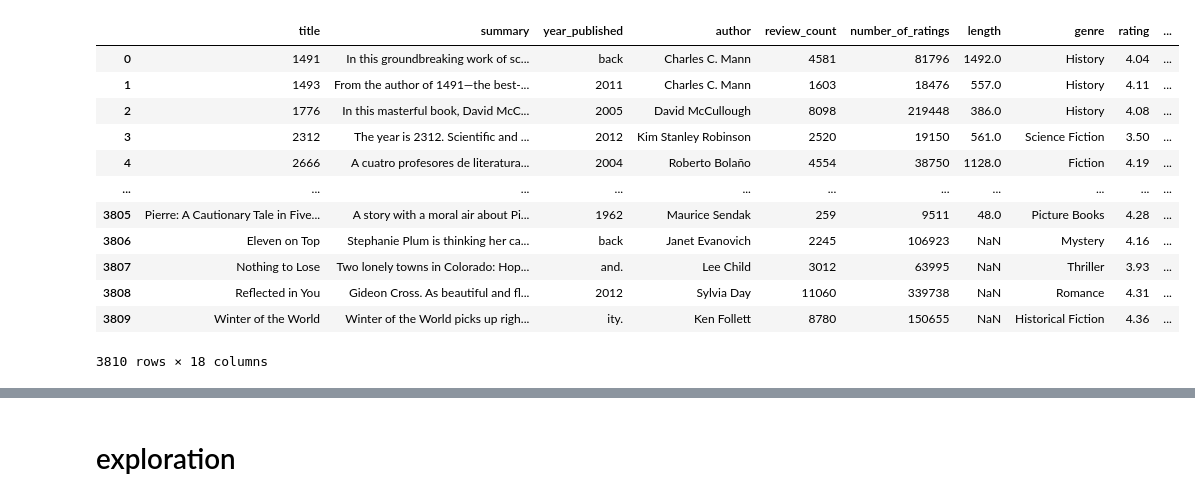
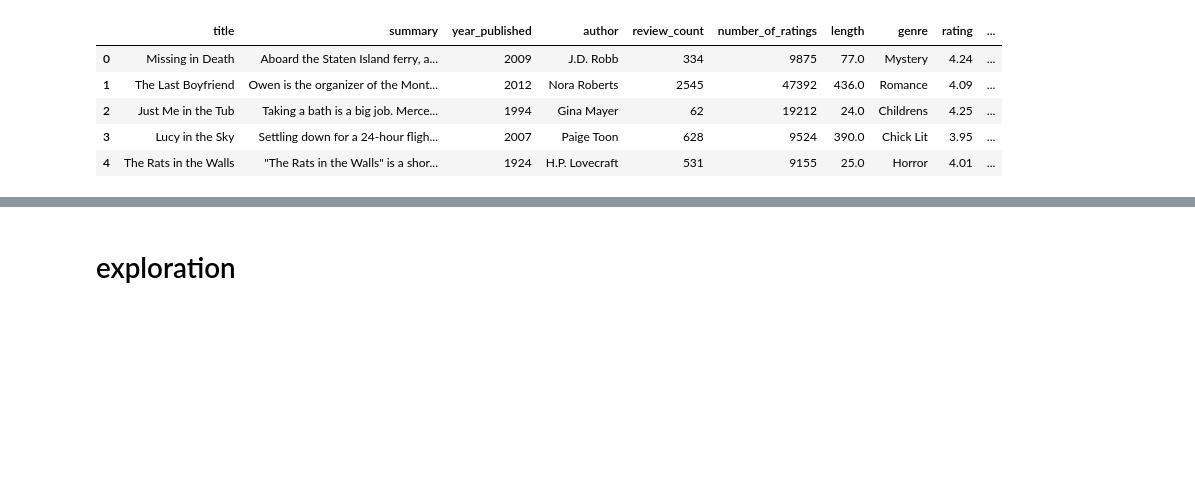
Before and after one commit to Booookkkkkssss/books_main, a Jupyter notebook: shawns_work/prep_and_explore_workbook.ipynb, the cells around one changed output, grey strips where cells are left out. Saved outputs shown, nothing was run; the diff lists cells and outputs as text; code cells hidden in the pictures; blank space fills up the shorter version.

```diff
--- a/shawns_work/prep_and_explore_workbook.ipynb
+++ b/shawns_work/prep_and_explore_workbook.ipynb
@@ -214,21 +215,14 @@ df
 # %%
 df[['neg', 'neutral', 'pos', 'compound']] = df['summary'].apply(prep.feat_sent)
 # %%
-df
+df.head()
 # %% [output]
 |  | title | summary | year_published | author | review_count | number_of_ratings | length | genre | rating | ... |
-| 0 | 1491 | In this groundbreaking work of sc... | back | Charles C. Mann | 4581 | 81796 | 1492.0 | History | 4.04 | ... |
-| 1 | 1493 | From the author of 1491—the best-... | 2011 | Charles C. Mann | 1603 | 18476 | 557.0 | History | 4.11 | ... |
-| 2 | 1776 | In this masterful book, David McC... | 2005 | David McCullough | 8098 | 219448 | 386.0 | History | 4.08 | ... |
-| 3 | 2312 | The year is 2312. Scientific and ... | 2012 | Kim Stanley Robinson | 2520 | 19150 | 561.0 | Science Fiction | 3.50 | ... |
-| 4 | 2666 | A cuatro profesores de literatura... | 2004 | Roberto Bolaño | 4554 | 38750 | 1128.0 | Fiction | 4.19 | ... |
-| ... | ... | ... | ... | ... | ... | ... | ... | ... | ... | ... |
-| 3805 | Pierre: A Cautionary Tale in Five... | A story with a moral air about Pi... | 1962 | Maurice Sendak | 259 | 9511 | 48.0 | Picture Books | 4.28 | ... |
-| 3806 | Eleven on Top | Stephanie Plum is thinking her ca... | back | Janet Evanovich | 2245 | 106923 | NaN | Mystery | 4.16 | ... |
-| 3807 | Nothing to Lose | Two lonely towns in Colorado: Hop... | and. | Lee Child | 3012 | 63995 | NaN | Thriller | 3.93 | ... |
-| 3808 | Reflected in You | Gideon Cross. As beautiful and fl... | 2012 | Sylvia Day | 11060 | 339738 | NaN | Romance | 4.31 | ... |
-| 3809 | Winter of the World | Winter of the World picks up righ... | ity. | Ken Follett | 8780 | 150655 | NaN | Historical Fiction | 4.36 | ... |
+| 0 | Missing in Death | Aboard the Staten Island ferry, a... | 2009 | J.D. Robb | 334 | 9875 | 77.0 | Mystery | 4.24 | ... |
+| 1 | The Last Boyfriend | Owen is the organizer of the Mont... | 2012 | Nora Roberts | 2545 | 47392 | 436.0 | Romance | 4.09 | ... |
+| 2 | Just Me in the Tub | Taking a bath is a big job. Merce... | 1994 | Gina Mayer | 62 | 19212 | 24.0 | Childrens | 4.25 | ... |
+| 3 | Lucy in the Sky | Settling down for a 24-hour fligh... | 2007 | Paige Toon | 628 | 9524 | 390.0 | Chick Lit | 3.95 | ... |
+| 4 | The Rats in the Walls | "The Rats in the Walls" is a shor... | 1924 | H.P. Lovecraft | 531 | 9155 | 25.0 | Horror | 4.01 | ... |
-3810 rows × 18 columns
 # %%
 df['sentiment'] = df['compound'].apply(prep.get_sentiment)
 # %%
```
Also changed, not shown: parts of 45 cells of this notebook, 3 other files.
